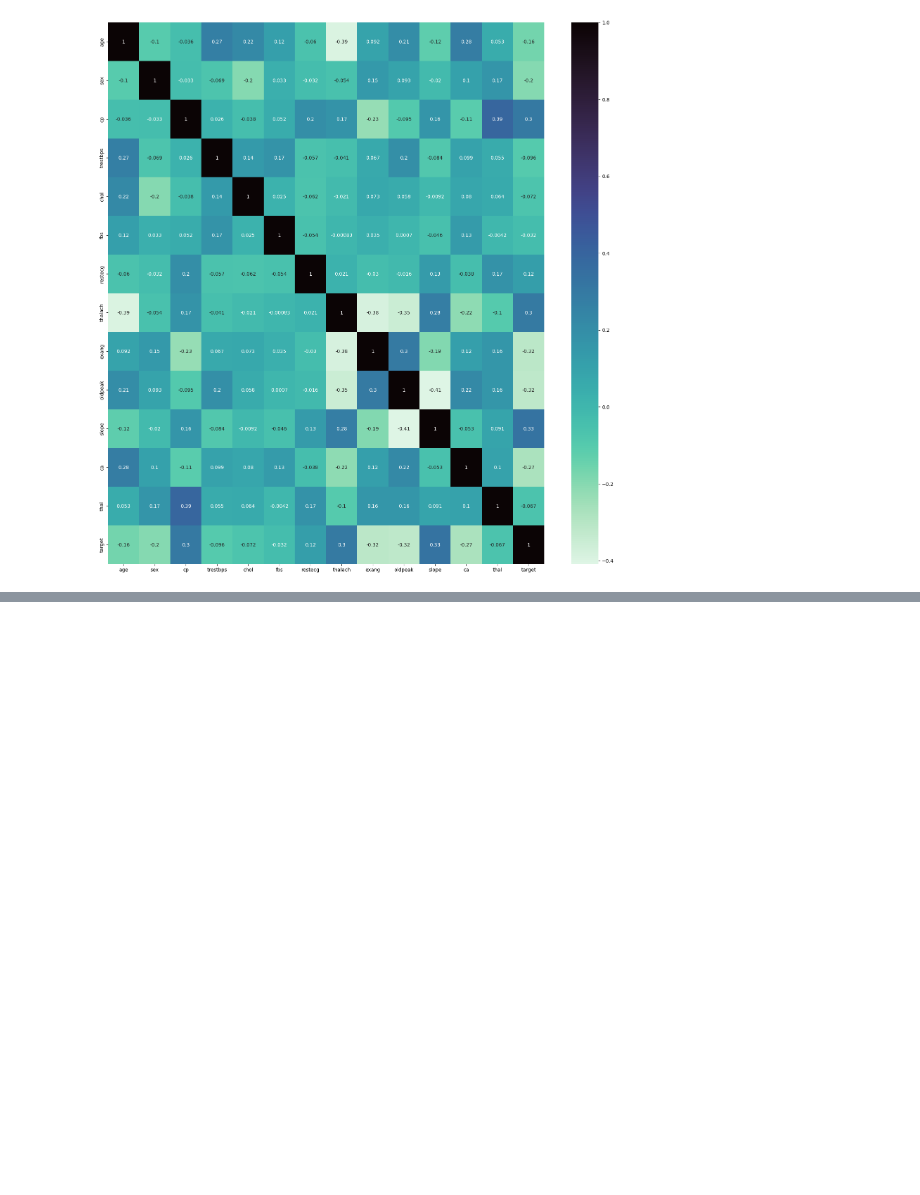
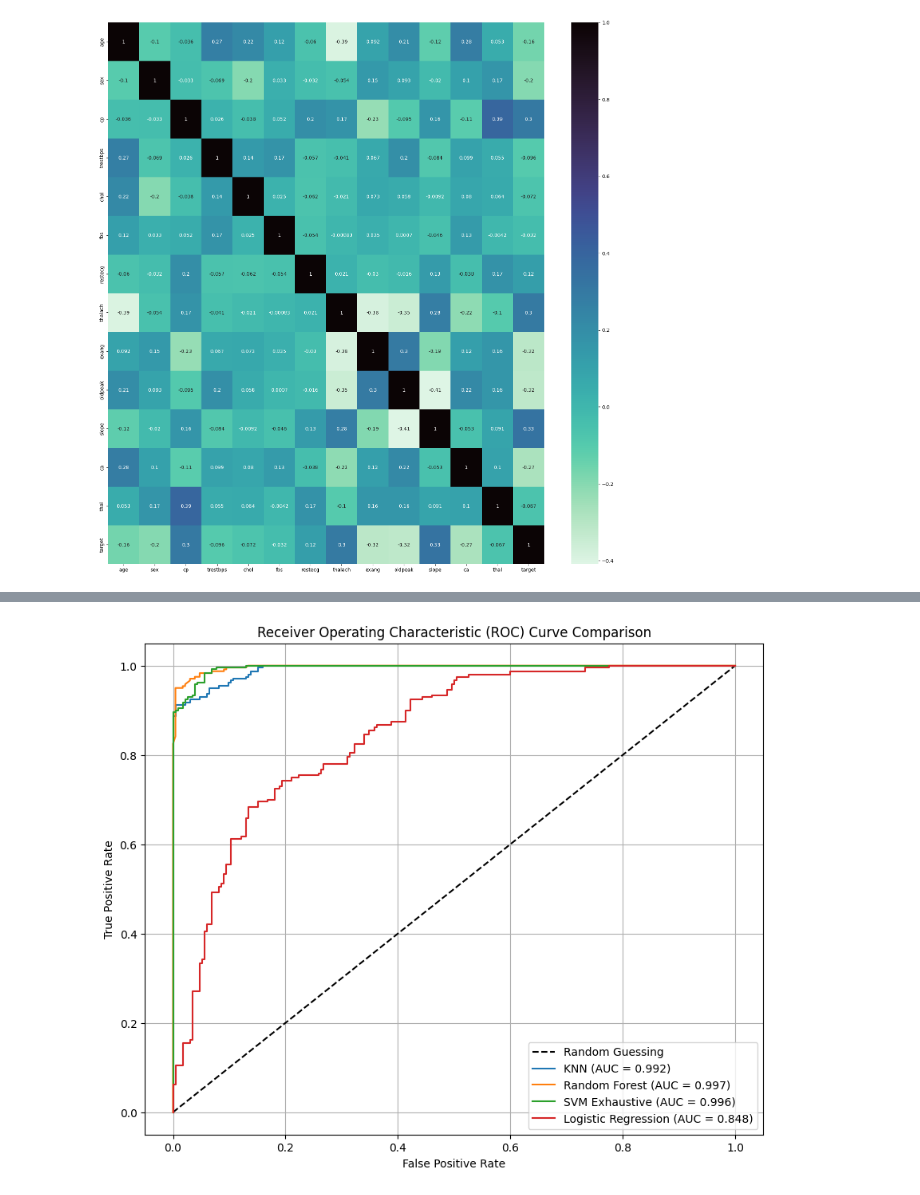
Before and after one commit to 00101010101/Heart-Disease-Prediction, a Jupyter notebook: model.ipynb, the cells around one changed output, grey strips where cells are left out. Saved outputs shown, nothing was run; the diff lists cells and outputs as text; code cells hidden in the pictures; blank space fills up the shorter version.

```diff
--- a/model.ipynb
+++ b/model.ipynb
@@ -344,0 +432,42 @@ plt.show()
+# %%
+def plot_roc_curves(models, model_names, x_test, y_test):
+    plt.figure(figsize=(10, 8))
+
+    # Plot diagonal line for random classifier
+    plt.plot([0, 1], [0, 1], 'k--', label='Random Guessing')
+
+    # Initialize dictionary to store AUC scores
+    auc_scores = {}
+
+    for model, name in zip(models, model_names):
+        # Get probability estimates or decision function scores
+        if hasattr(model, 'predict_proba'):
+            y_proba = model.predict_proba(x_test)[:, 1]
+        else:  # For SVM without probability=True
+            y_proba = model.decision_function(x_test)
+
+        # Calculate ROC curve and AUC
+        fpr, tpr, _ = roc_curve(y_test, y_proba)
+        auc = roc_auc_score(y_test, y_proba)
+        auc_scores[name] = auc
+
+        # Plot ROC curve
+        plt.plot(fpr, tpr, label=f'{name} (AUC = {auc:.3f})')
+
+    # Format plot
+    plt.xlabel('False Positive Rate')
+    plt.ylabel('True Positive Rate')
+    plt.title('Receiver Operating Characteristic (ROC) Curve Comparison')
+    plt.legend(loc='lower right')
+    plt.grid(True)
+    plt.show()
+
+    return auc_scores
+# %%
+models = [knn_model["model"], rf_model["model"], svm_model["model"], lr_model["model"]]
+model_names = ['KNN', 'Random Forest', 'SVM Exhaustive', 'Logistic Regression']
+
+# Generate ROC curves and get AUC scores
+auc_values = plot_roc_curves(models, model_names, x_test, y_test)
+# %% [output]
+[figure, added]
```
Also changed, not shown: parts of 27 cells of this notebook.
